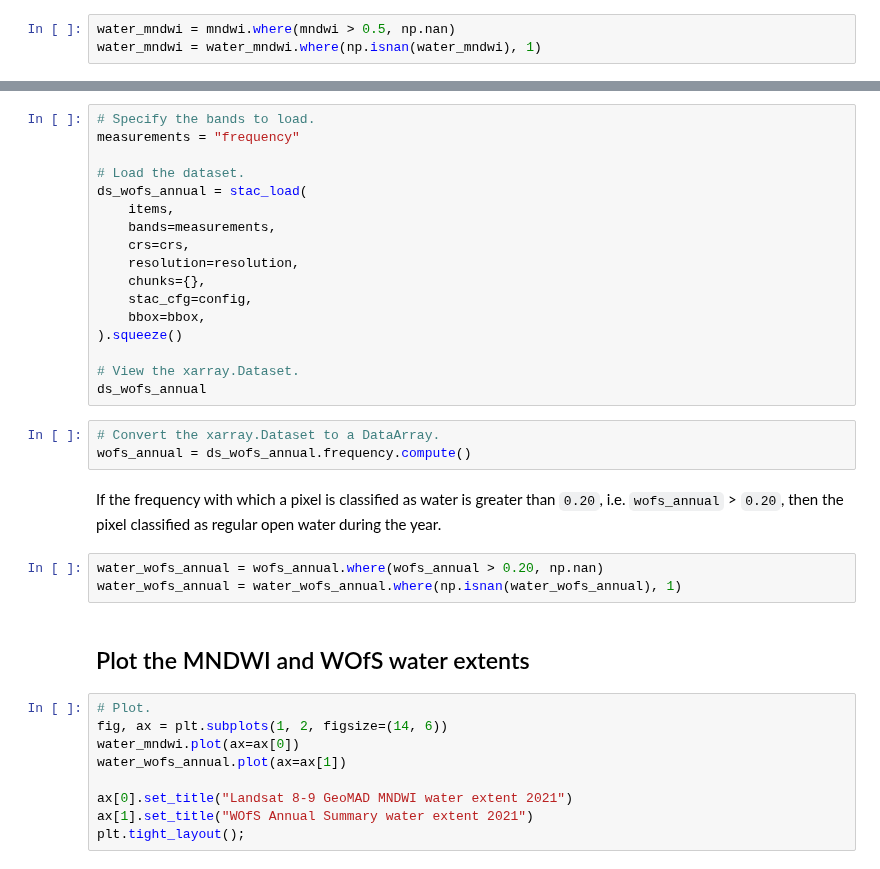
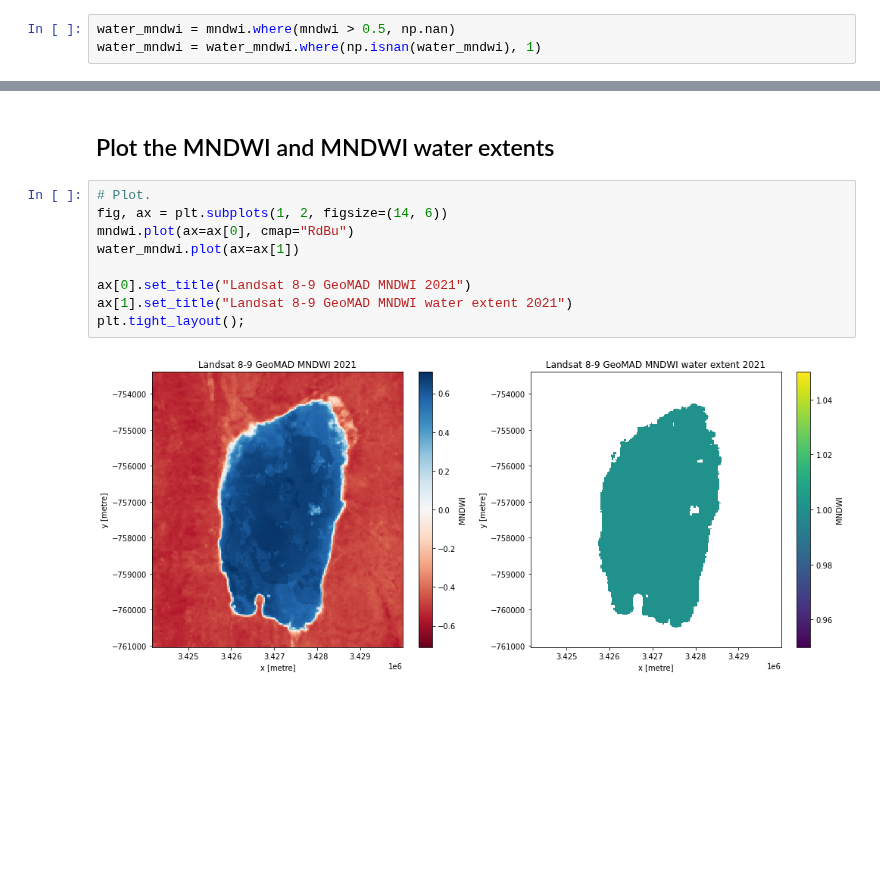
Before and after one commit to digitalearthafrica/deafrica-docs, a Jupyter notebook: platform_tools/odc_stac.ipynb, the cells around one changed output, grey strips where cells are left out. Drawn from its saved outputs; the diff is of its cells as text; blank space fills up the shorter version.

Commit message:
update odc-stac notebook

```diff
--- a/platform_tools/odc_stac.ipynb
+++ b/platform_tools/odc_stac.ipynb
@@ -233,36 +244,13 @@ print(f"Found: {len(items):d} datasets")
-# %%
-# Specify the bands to load.
-measurements = "frequency"
-
-# Load the dataset.
-ds_wofs_annual = stac_load(
-    items,
-    bands=measurements,
-    crs=crs,
-    resolution=resolution,
-    chunks={},
-    stac_cfg=config,
-    bbox=bbox,
-).squeeze()
-
-# View the xarray.Dataset.
-ds_wofs_annual
-# %%
-# Convert the xarray.Dataset to a DataArray.
-wofs_annual = ds_wofs_annual.frequency.compute()
-# %% [markdown]
-If the frequency with which a pixel is classified as water is greater than `0.20`, i.e. `wofs_annual`  > `0.20`, then the pixel classified as regular open water during the year.
-# %%
-water_wofs_annual = wofs_annual.where(wofs_annual > 0.20, np.nan)
-water_wofs_annual = water_wofs_annual.where(np.isnan(water_wofs_annual), 1)
 # %% [markdown]
-## Plot the MNDWI and WOfS water extents
+## Plot the MNDWI and MNDWI water extents
 # %%
 # Plot.
 fig, ax = plt.subplots(1, 2, figsize=(14, 6))
-water_mndwi.plot(ax=ax[0])
-water_wofs_annual.plot(ax=ax[1])
+mndwi.plot(ax=ax[0], cmap="RdBu")
+water_mndwi.plot(ax=ax[1])
 
-ax[0].set_title("Landsat 8-9 GeoMAD MNDWI water extent 2021")
-ax[1].set_title("WOfS Annual Summary water extent 2021")
+ax[0].set_title("Landsat 8-9 GeoMAD MNDWI 2021")
+ax[1].set_title("Landsat 8-9 GeoMAD MNDWI water extent 2021")
 plt.tight_layout();
+# %% [output]
+[figure, added]
```
Also changed, not shown: parts of 7 cells of this notebook.
